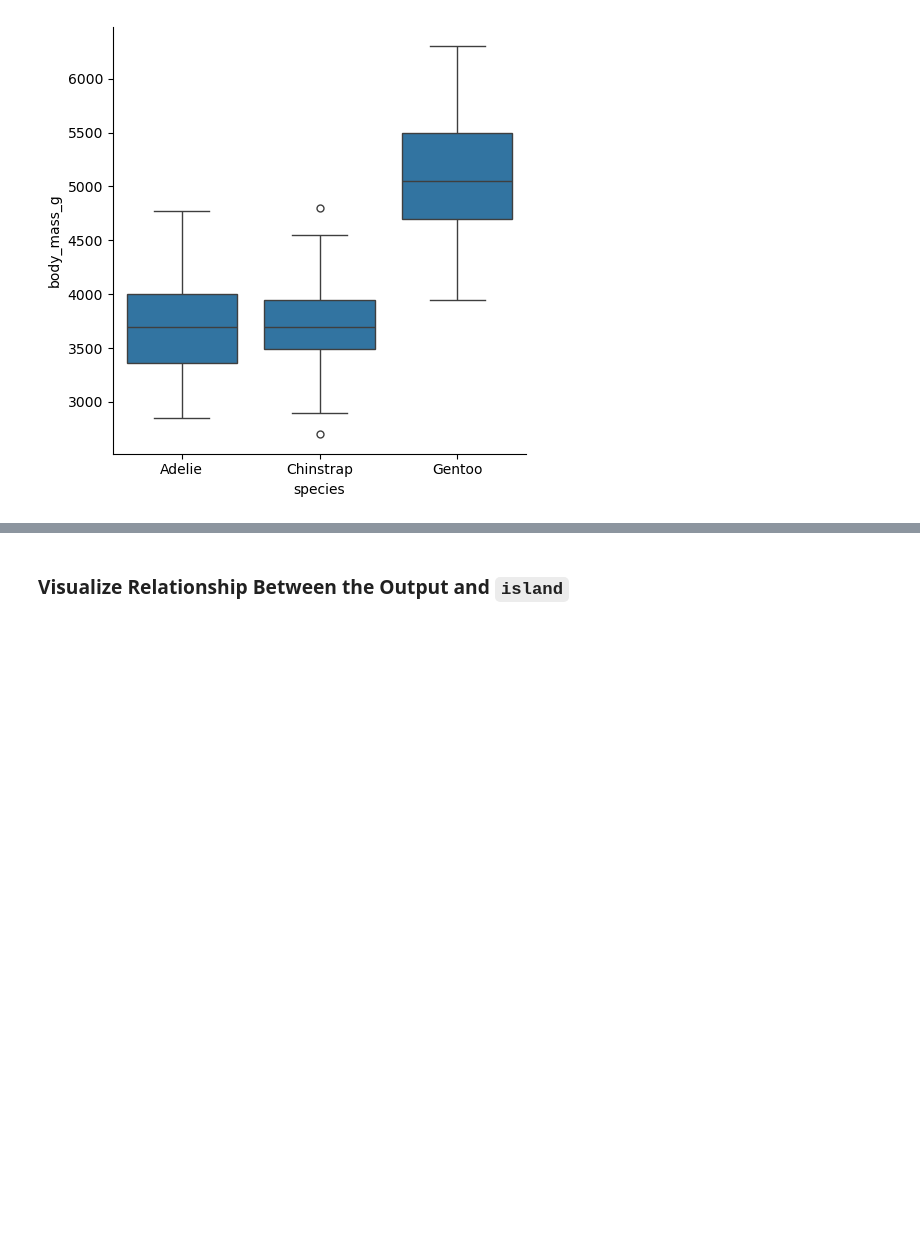
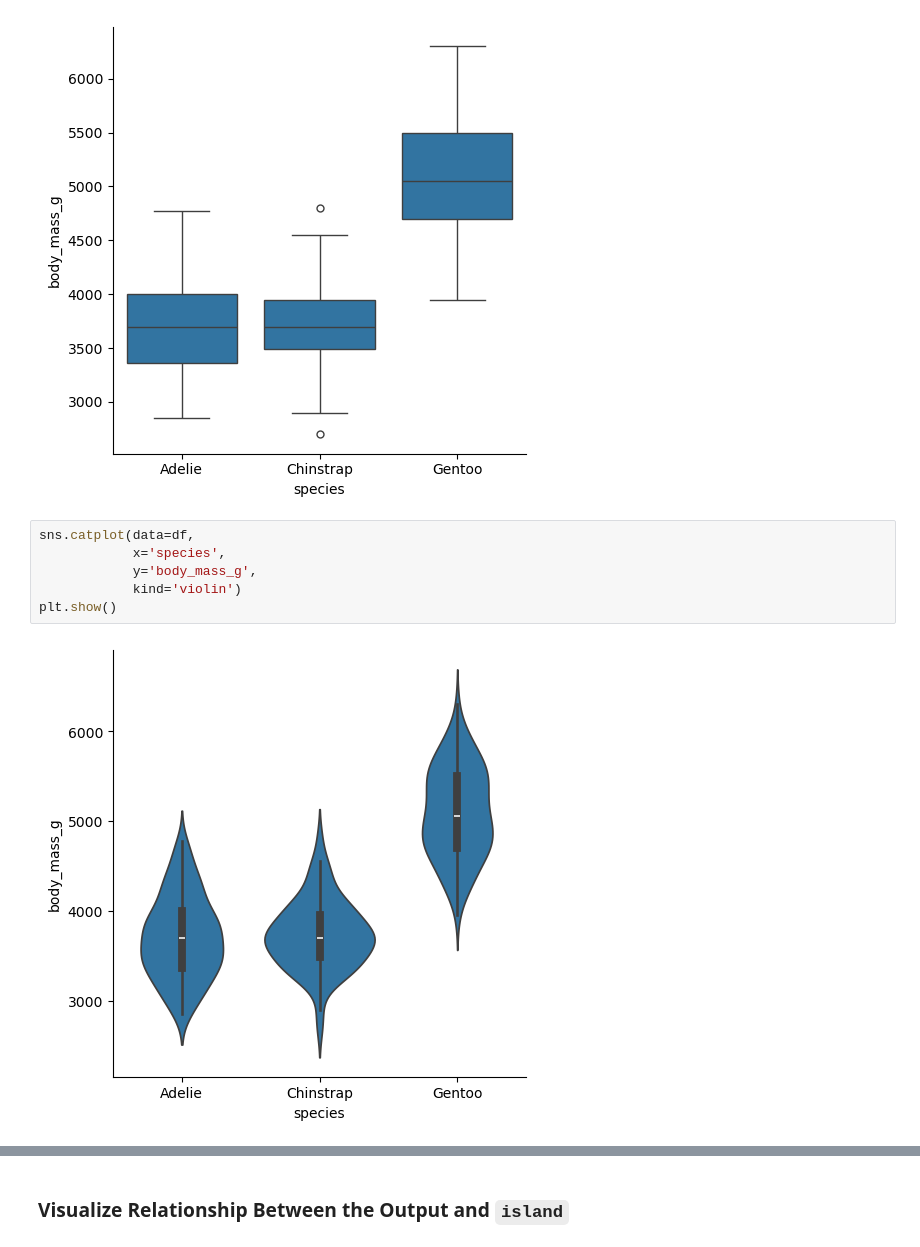
Before and after one commit to mytechnotalent/Reverse-Engineering-Data, a Jupyter notebook: 13-LR.ipynb, the cells around one changed output, grey strips where cells are left out. Saved outputs shown, nothing was run; the diff lists cells and outputs as text; blank space fills up the shorter version.

```diff
--- a/13-LR.ipynb
+++ b/13-LR.ipynb
@@ -117,3 +117,11 @@ sns.catplot(data=df,
 plt.show()
 # %% [output]
 [figure]
+# %%
+sns.catplot(data=df,
+            x='species',
+            y='body_mass_g',
+            kind='violin')
+plt.show()
+# %% [output]
+[figure, added]
```
Also changed, not shown: parts of 8 cells of this notebook.
